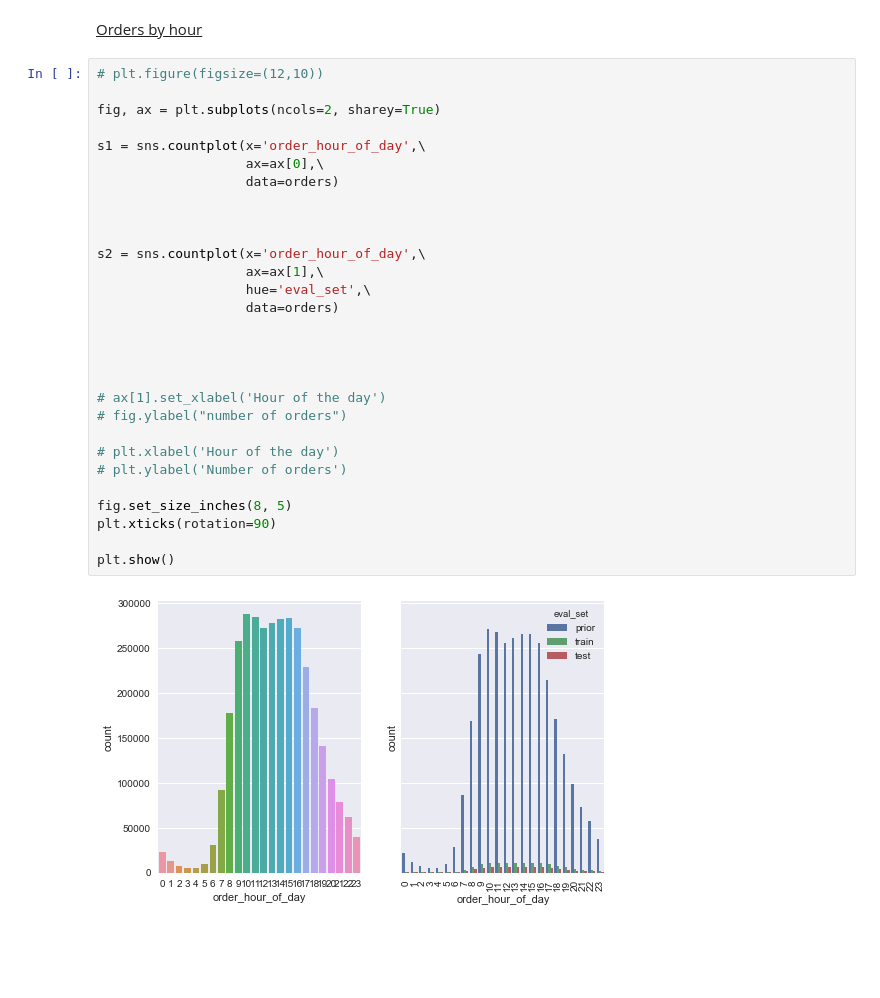
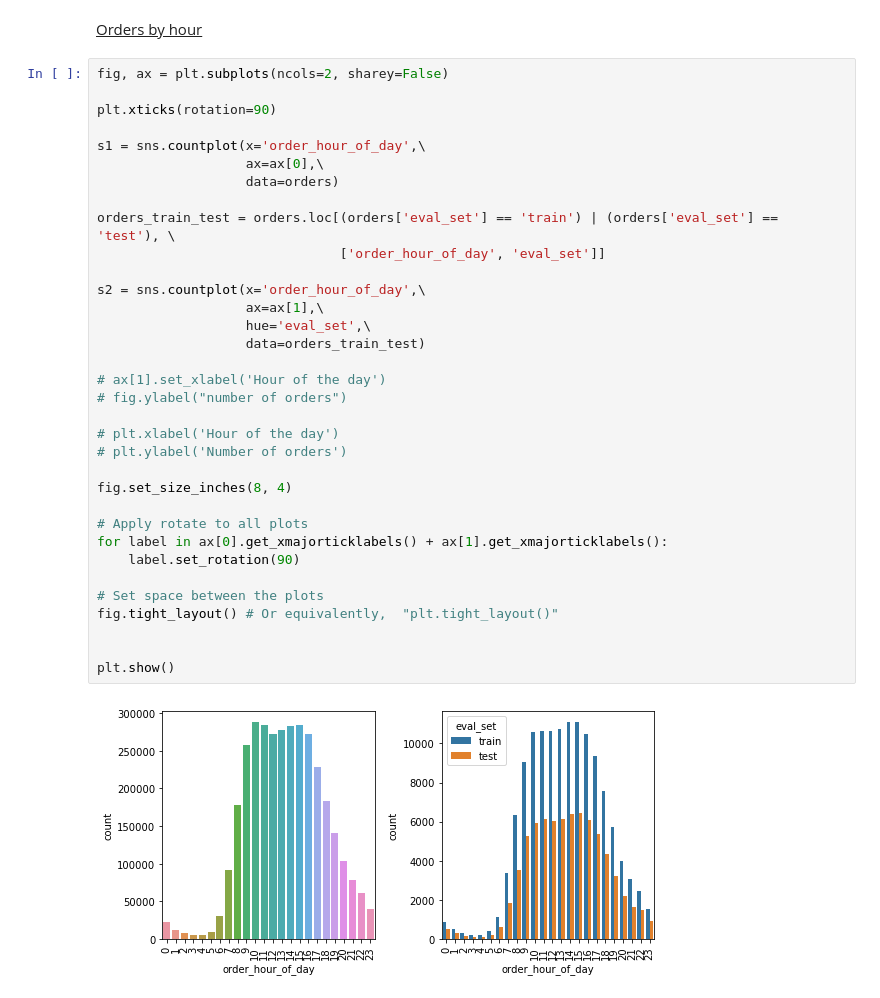
Before and after one commit to MelanVijayaratnam/Kaggle-nb, a Jupyter notebook: Instacart/Instacart.ipynb, the cells around one changed output. Cells and saved outputs as stored; diff of their text form; blank space fills up the shorter version.

```diff
--- a/Instacart/Instacart.ipynb
+++ b/Instacart/Instacart.ipynb
@@ -145,33 +177,38 @@ products.head()
 # %% [markdown]
 <u>Orders by hour</u>
 # %%
-# plt.figure(figsize=(12,10))
+fig, ax = plt.subplots(ncols=2, sharey=False)
 
-fig, ax = plt.subplots(ncols=2, sharey=True)
+plt.xticks(rotation=90)
 
 s1 = sns.countplot(x='order_hour_of_day',\
                    ax=ax[0],\
                    data=orders)
 
-
+orders_train_test = orders.loc[(orders['eval_set'] == 'train') | (orders['eval_set'] == 'test'), \
+                               ['order_hour_of_day', 'eval_set']]
 
 s2 = sns.countplot(x='order_hour_of_day',\
                    ax=ax[1],\
                    hue='eval_set',\
-                   data=orders)
-
-
-
+                   data=orders_train_test)
 
 # ax[1].set_xlabel('Hour of the day')
 # fig.ylabel("number of orders")
 
 # plt.xlabel('Hour of the day')
 # plt.ylabel('Number of orders')
 
-fig.set_size_inches(8, 5)
-plt.xticks(rotation=90)
+fig.set_size_inches(8, 4)
+
+# Apply rotate to all plots
+for label in ax[0].get_xmajorticklabels() + ax[1].get_xmajorticklabels():
+    label.set_rotation(90)
+
+# Set space between the plots
+fig.tight_layout() # Or equivalently,  "plt.tight_layout()"
+
 
 plt.show()
 # %% [output]
-[figure, old version]
+[figure, new version]
```
Also changed, not shown: parts of 9 cells of this notebook.
